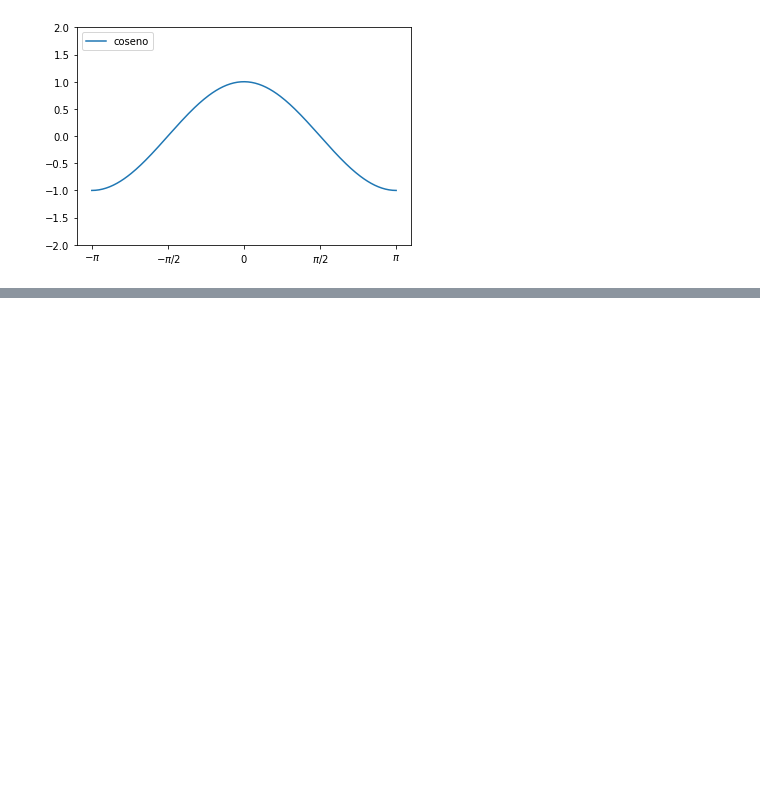
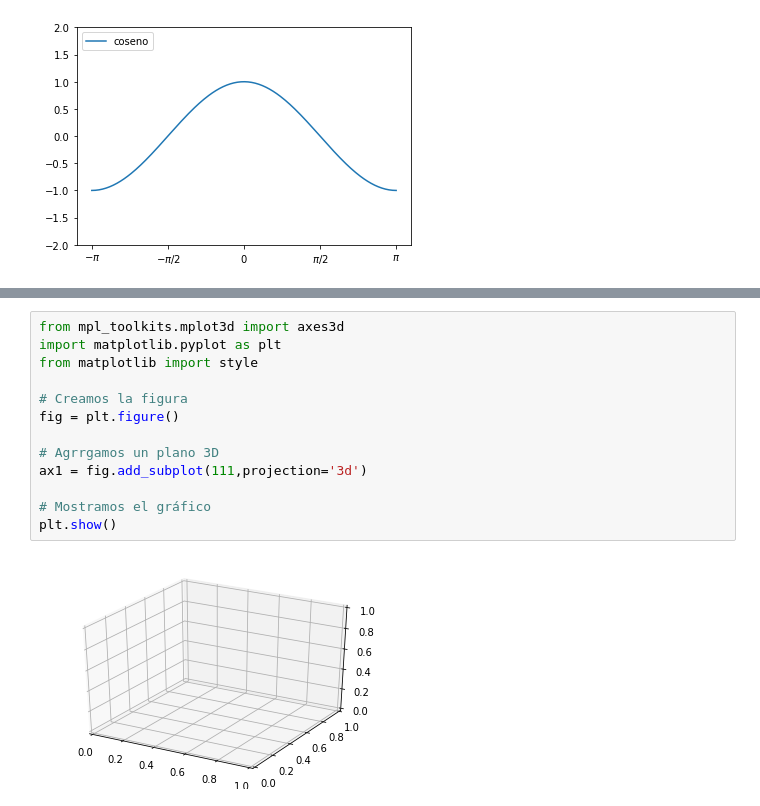
Before and after one commit to mafe230604/graficas_python, a Jupyter notebook: graficas_python.ipynb, the cells around one changed output, grey strips where cells are left out. Drawn from its saved outputs; the diff is of its cells as text; blank space fills up the shorter version.

```diff
--- a/graficas_python.ipynb
+++ b/graficas_python.ipynb
@@ -115,0 +191,15 @@ show()
+# %%
+from mpl_toolkits.mplot3d import axes3d
+import matplotlib.pyplot as plt
+from matplotlib import style
+
+# Creamos la figura
+fig = plt.figure()
+
+# Agrrgamos un plano 3D
+ax1 = fig.add_subplot(111,projection='3d')
+
+# Mostramos el gráfico
+plt.show()
+# %% [output]
+[figure, added]
```
Also changed, not shown: parts of 6 cells of this notebook.
